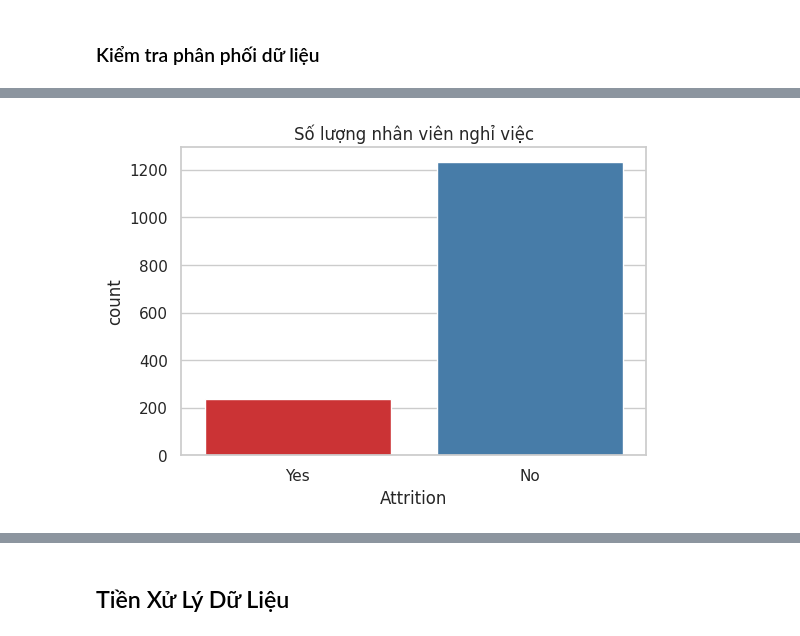
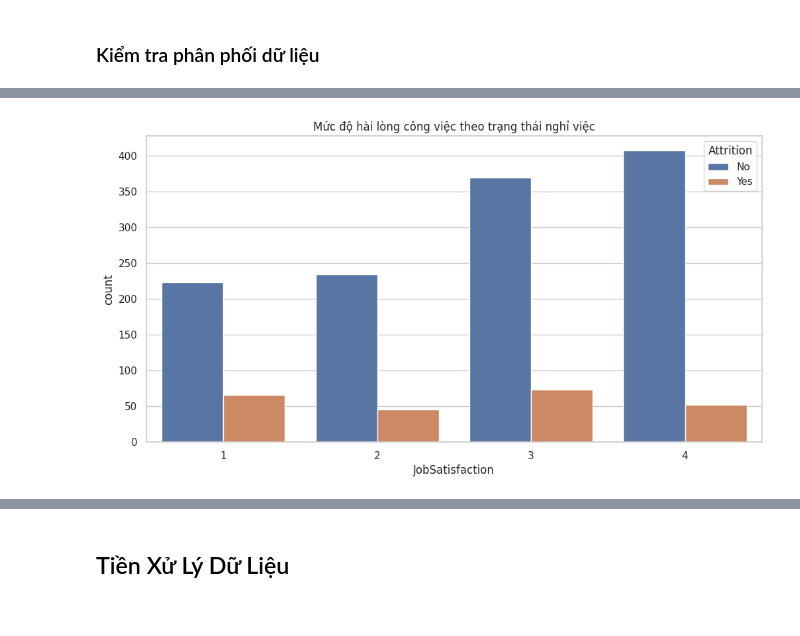
Before and after one commit to hei1sme/MAI391_FINAL_PROJECT, a Jupyter notebook: MAI391_SE194127_project.ipynb, the cells around one changed output, grey strips where cells are left out. Drawn from its saved outputs; the diff is of its cells as text; code cells hidden in the pictures.

```diff
--- a/MAI391_SE194127_project.ipynb
+++ b/MAI391_SE194127_project.ipynb
@@ -16,0 +17,10 @@ sns.set(style="whitegrid")
+# %%
+# Đọc dữ liệu từ dataset đã upload lên github
+url = "https://raw.githubusercontent.com/hei1sme/MAI391_project/refs/heads/main/data/HR-Employee-Attrition.csv"
+df = pd.read_csv(url)
+
+# Kiểm tra số dòng và số cột
+print(f"Dataset có {df.shape[0]} dòng và {df.shape[1]} cột")
+
+# Xem 5 dòng đầu tiên
+df.head()
@@ -129,8 +148,8 @@ plt.show()
 # %%
-# Vẽ biểu đồ số lượng nhân viên nghỉ việc (Attrition)
-plt.figure(figsize=(6, 4))
-sns.countplot(data=df, x="Attrition", palette="Set1")
-plt.title("Số lượng nhân viên nghỉ việc")
+# Phân tích mức độ hài lòng công việc
+plt.figure(figsize=(12, 6))
+sns.countplot(x='JobSatisfaction', hue='Attrition', data=df)
+plt.title('Mức độ hài lòng công việc theo trạng thái nghỉ việc')
 plt.show()
 # %% [output]
-[figure, old version]
+[figure, new version]
```
Also changed, not shown: parts of 35 cells of this notebook.
